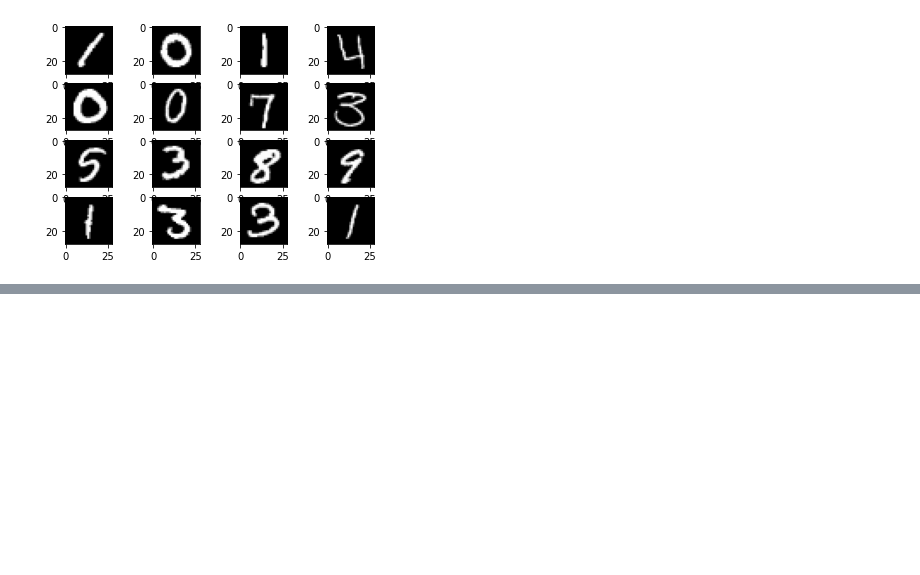
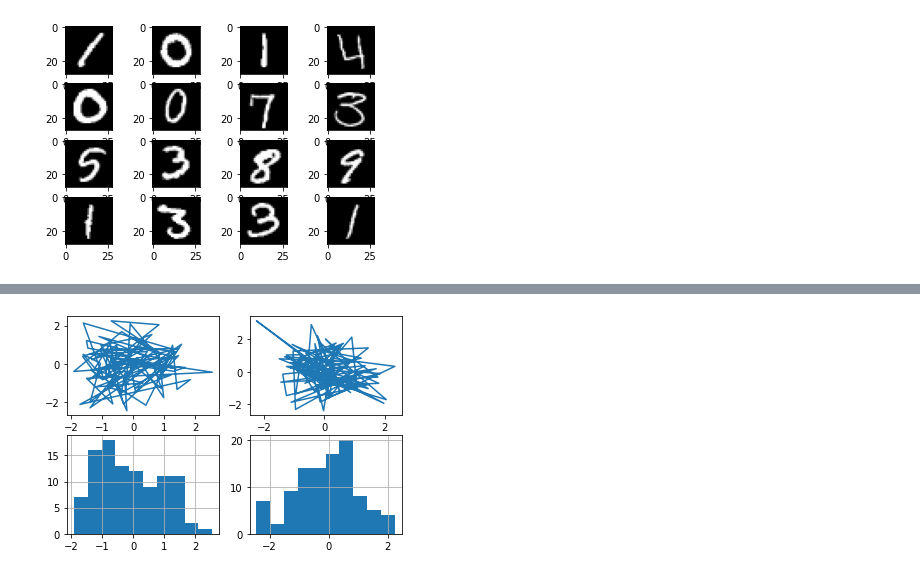
Before and after one commit to cktears/kaggle_digit-recognizer, a Jupyter notebook: digit-recognizer.ipynb, the cells around one changed output, grey strips where cells are left out. Cells and saved outputs as stored; diff of their text form; code cells hidden in the pictures; blank space fills up the shorter version.

```diff
--- a/digit-recognizer.ipynb
+++ b/digit-recognizer.ipynb
@@ -122,0 +153,12 @@ for i in range(0,x_nums):
+# %%
+data1, data2, data3, data4 = np.random.randn(4, 100)
+fig, ax = plt.subplots(2,2)
+ax[0,0].plot(data1,data2)
+ax[0,1].plot(data3,data4)
+p1 = pd.Series(data1)
+p2 = pd.Series(data2)
+p1.hist(ax=ax[1,0])
+p2.hist(ax=ax[1,1])
+plt.draw()
+# %% [output]
+[figure, added]
```
Also changed, not shown: parts of 6 cells of this notebook.
